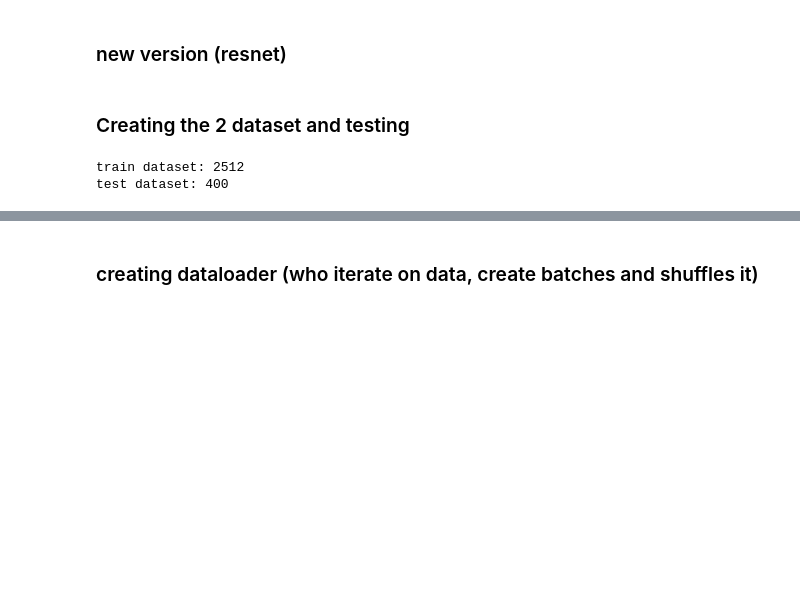
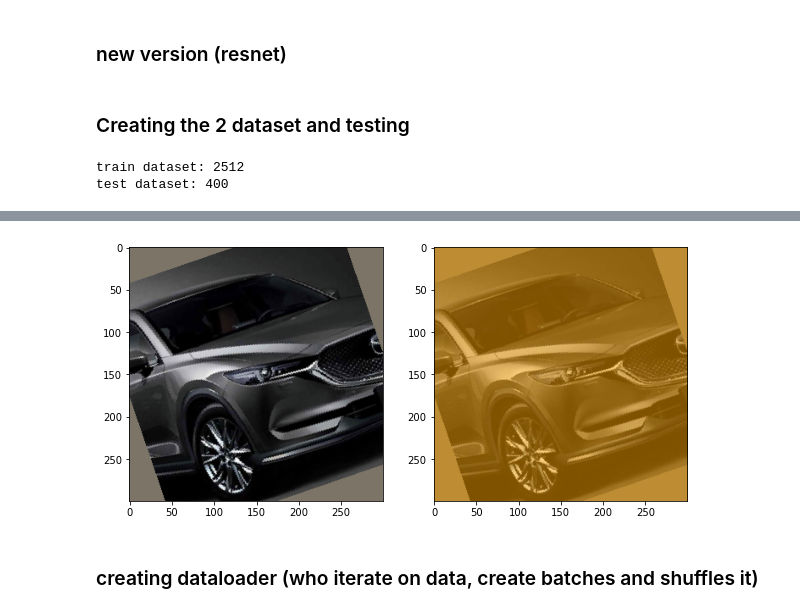
Before and after one commit to EliaTosin/ProgettoTesi, a Jupyter notebook: train_auto_brand.ipynb, the cells around one changed output, grey strips where cells are left out. Saved outputs shown, nothing was run; the diff lists cells and outputs as text; code cells hidden in the pictures; blank space fills up the shorter version.

```diff
--- a/train_auto_brand.ipynb
+++ b/train_auto_brand.ipynb
@@ -395,3 +410,32 @@ plt.show()
+# %%
+#apply mask on image (only avaible)
+
+sample_idx = torch.randint(len(train_data), size=(1,)).item()
+
+img1, lab1 = train_data[sample_idx]
+
+if using_res:
+    img1 = img1 * torch.tensor([0.229, 0.224, 0.225]).reshape(3,1,1) + torch.tensor([0.485, 0.456, 0.406]).reshape(3,1,1)
+
+from torchvision.utils import draw_segmentation_masks
+mask = torch.ones(1, img1.shape[1], img1.shape[2])
+
+mask = mask.to(torch.bool)
+
+#necessary to have a true color after conversion
+img1 = img1 * 255
+img1 = img1.to(torch.uint8)
+
+colors = ["blue", "red", "gray", "black", "yellow", "green", "orange"]
+rand_color = colors[torch.randint(len(colors), size=(1,)).item()]
+img_masked = draw_segmentation_masks(img1, mask, alpha=0.5, colors=rand_color)
+
+if using_res:
+    fig, axs = plt.subplots(figsize=(10,8), nrows=1, ncols=2)
+    axs[0].imshow(img1.permute(1,2,0))
+    axs[1].imshow(img_masked.permute(1,2,0))
+# %% [output]
+[figure, added]
 # %% [markdown]
 ### creating dataloader (who iterate on data, create batches and shuffles it)
 # %%
```
Also changed, not shown: parts of 11 cells of this notebook, 1 other file.
